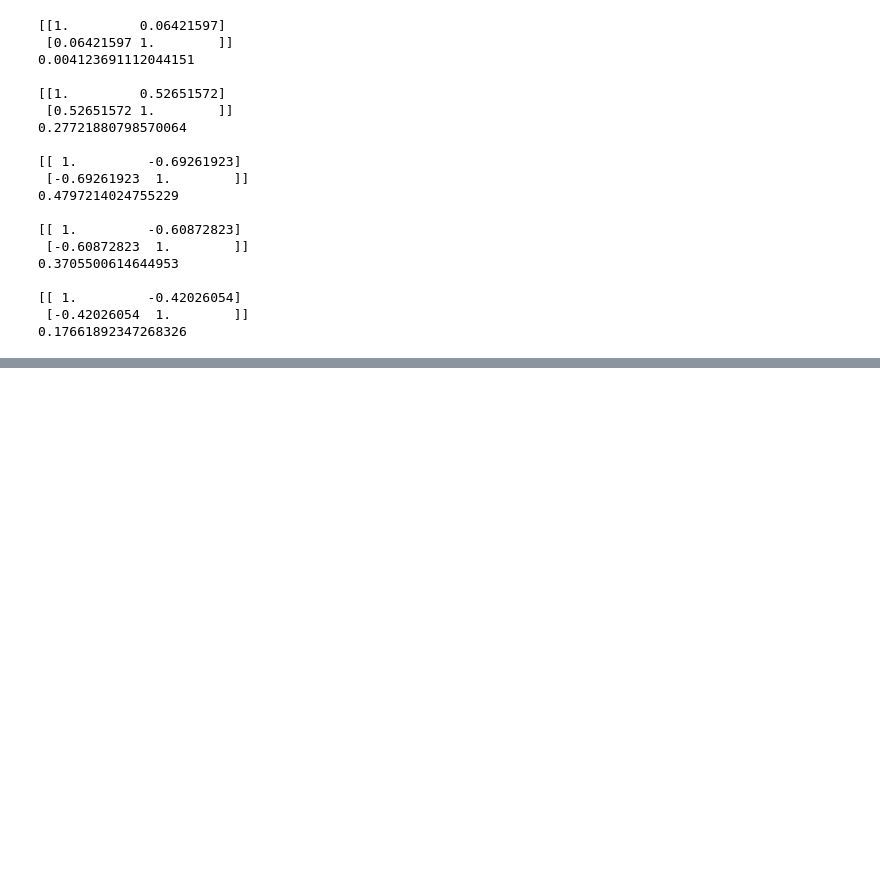
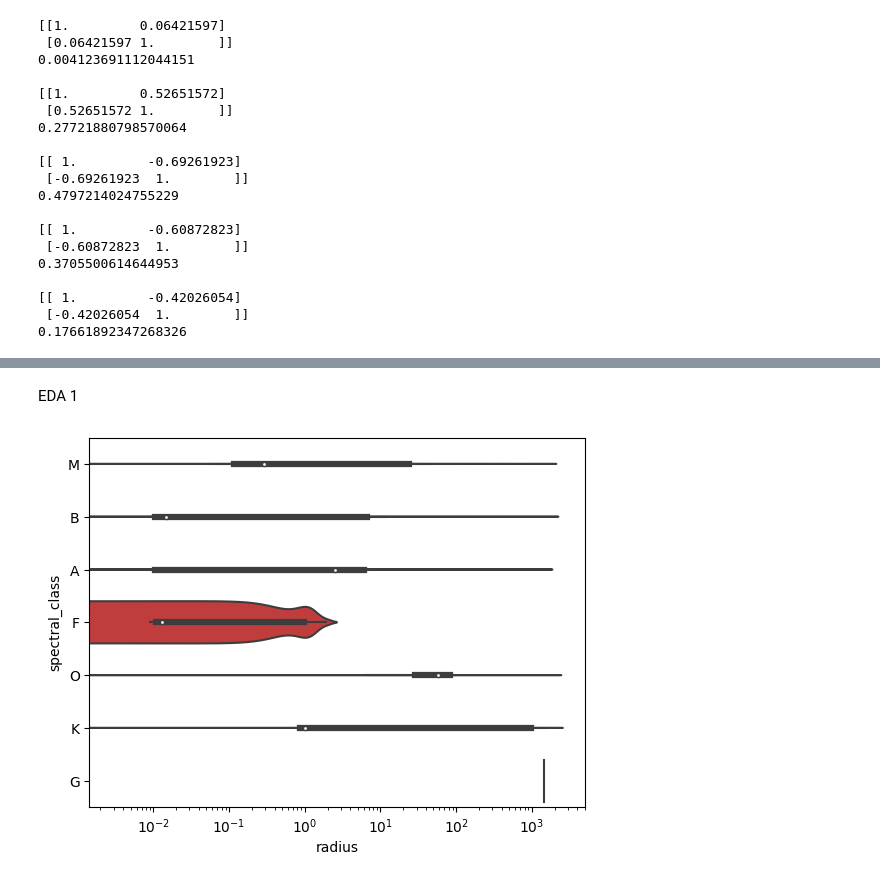
Before and after one commit to mheilner/cs180, a Jupyter notebook: Midterm1/180Midterm1.ipynb, the cells around one changed output, grey strips where cells are left out. Cells and saved outputs as stored; diff of their text form; code cells hidden in the pictures; blank space fills up the shorter version.

```diff
--- a/Midterm1/180Midterm1.ipynb
+++ b/Midterm1/180Midterm1.ipynb
@@ -197,0 +242,25 @@ print()
+# %% [markdown]
+EDA 1
+# %%
+# plt.figure()
+# star.groupby("star_type").mean().plot(kind='bar')
+# plt.yscale('log')
+# plt.show()
+plt.figure()
+sns.violinplot(data=star,x='radius',y='spectral_class', fill=True)
+plt.xscale('log')
+plt.show()
+# plt.figure()
+# sns.violinplot(data=star[star['spectral_class']=='M'],x='radius',y='spectral_class', fill=True)
+# plt.xscale('log')
+# plt.show()
+# plt.figure()
+# sns.violinplot(data=star[star['spectral_class']=='B'],x='radius',y='spectral_class', fill=True)
+# plt.xscale('log')
+# plt.show()
+# plt.figure()
+# sns.violinplot(data=star[star['spectral_class']=='F'],x='radius',y='spectral_class', fill=True)
+# plt.xscale('log')
+# plt.show()
+# %% [output]
+[figure, added]
```
Also changed, not shown: parts of 6 cells of this notebook, 1 other file.
